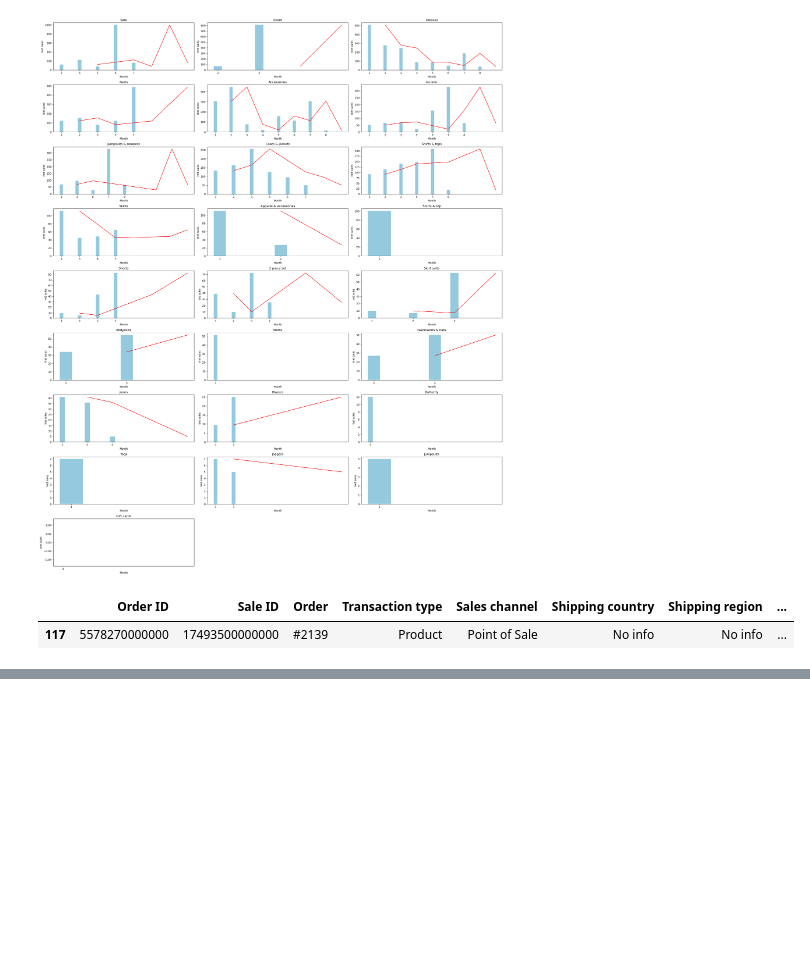
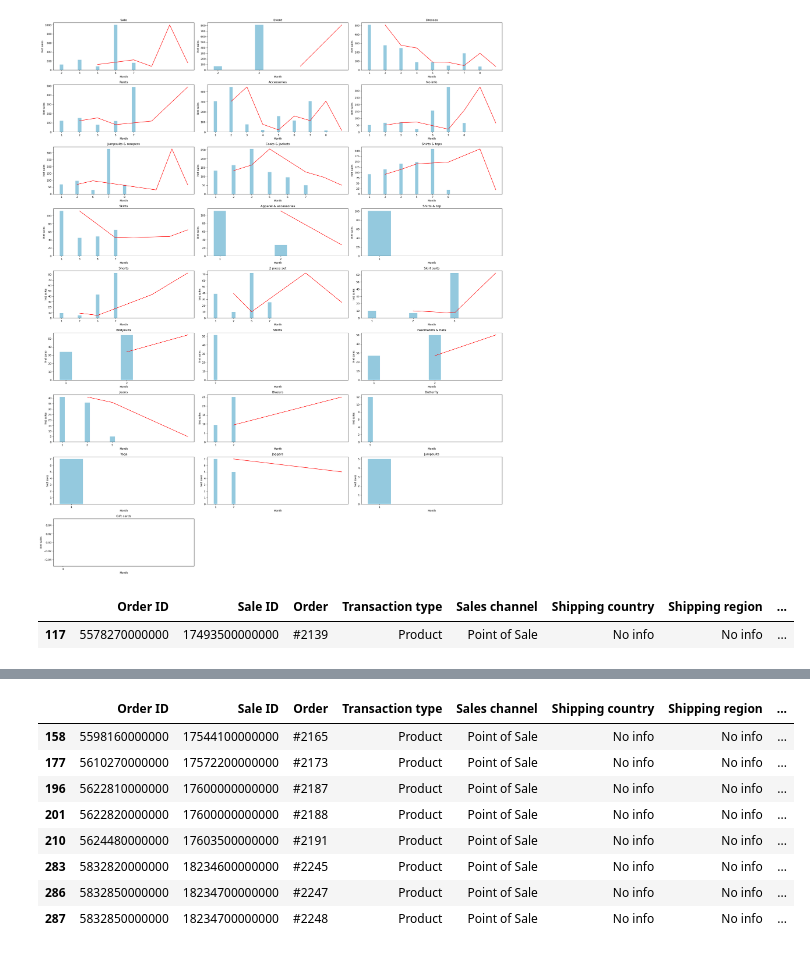
Before and after one commit to ezishr/NEO_InspiredFashion, a Jupyter notebook: orders analysis.ipynb, the cells around one changed output, grey strips where cells are left out. Saved outputs shown, nothing was run; the diff lists cells and outputs as text; code cells hidden in the pictures; blank space fills up the shorter version.

```diff
--- a/orders analysis.ipynb
+++ b/orders analysis.ipynb
@@ -285,0 +290,2 @@ df[df['Product type']=='Jumpsuits']
+# %%
+sale_df_discount = df[(df['Product type']=='Sale') & (df['Discounts'] != 0)]
@@ -285,0 +310,12 @@ df[df['Product type']=='Jumpsuits']
+# %%
+sale_df_discount
+# %% [output]
+|  | Order ID | Sale ID | Order | Transaction type | Sales channel | Shipping country | Shipping region | ... |
+| 158 | 5598160000000 | 17544100000000 | #2165 | Product | Point of Sale | No info | No info | ... |
+| 177 | 5610270000000 | 17572200000000 | #2173 | Product | Point of Sale | No info | No info | ... |
+| 196 | 5622810000000 | 17600000000000 | #2187 | Product | Point of Sale | No info | No info | ... |
+| 201 | 5622820000000 | 17600000000000 | #2188 | Product | Point of Sale | No info | No info | ... |
+| 210 | 5624480000000 | 17603500000000 | #2191 | Product | Point of Sale | No info | No info | ... |
+| 283 | 5832820000000 | 18234600000000 | #2245 | Product | Point of Sale | No info | No info | ... |
+| 286 | 5832850000000 | 18234700000000 | #2247 | Product | Point of Sale | No info | No info | ... |
+| 287 | 5832850000000 | 18234700000000 | #2248 | Product | Point of Sale | No info | No info | ... |
```
Also changed, not shown: parts of 13 cells of this notebook, 3 other files.
